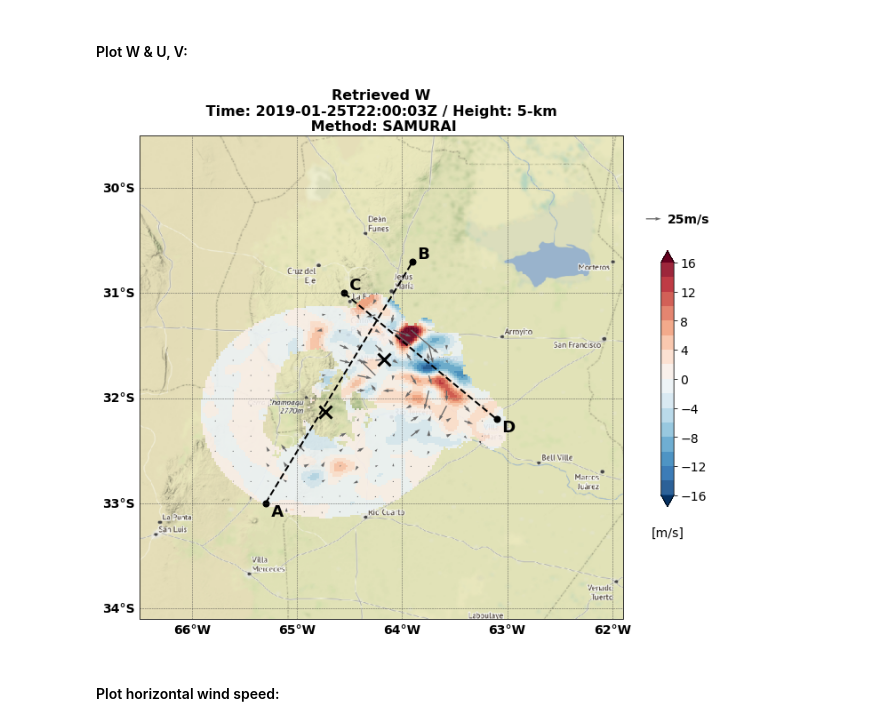
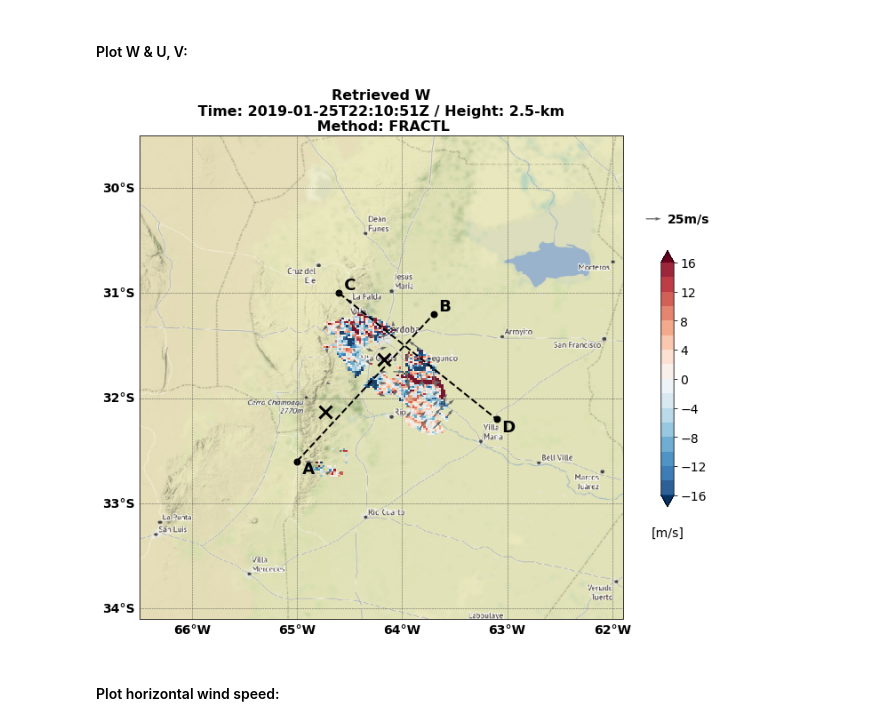
Before and after one commit to yuhungjui/CACTI_Radar_Analysis, a Jupyter notebook: radars_plot_map_test.ipynb, the cells around one changed output. Cells and saved outputs as stored; diff of their text form; code cells hidden in the pictures.

```diff
--- a/radars_plot_map_test.ipynb
+++ b/radars_plot_map_test.ipynb
@@ -153,12 +182,17 @@ plot_alt = 5 #km
+# %%
+plot_alt = 2.5 #km
+
+if test_method == 'FRACTL':
+    plot_alt_m = plot_alt*1e3 #meter
 # %% [markdown]
 #### Set cross-section parameters:
 # %%
 ## Set the LON/LAT for cross-section Start/End points:
 
 ## 2019-01-25:2200:
-xsec1_LON = [-65.3, -63.9]
-xsec1_LAT = [-33, -30.7]
-xsec2_LON = [-64.55, -63.1]
+xsec1_LON = [-65.0, -63.7]
+xsec1_LAT = [-32.6, -31.2]
+xsec2_LON = [-64.6, -63.1]
 xsec2_LAT = [-31.0, -32.2]
 
 ## 2018-12-14:0230:
@@ -406,9 +447,16 @@ ax1 = new_map(fig)
 # ax1 = plt.axes(projection = ccrs.LambertConformal(central_longitude=-100, central_latitude=40))
 # ax1 = plt.axes(projection = ccrs.PlateCarree())
 
-plotting_var = ds_radar.W.sel(altitude=plot_alt).data[0]
-plotting_lon = ds_radar.longitude
-plotting_lat = ds_radar.latitude
+if test_method == 'SAMURAI':
+    ## from SAMURAI:
+    plotting_var = ds_radar.W.sel(altitude=plot_alt).data[0]
+    plotting_lon = ds_radar.longitude
+    plotting_lat = ds_radar.latitude
+else:
+    ## from FRACTL:
+    plotting_var = da_W.sel(z0=plot_alt_m).data
+    plotting_lon = lon
+    plotting_lat = lat
 
 ## Plot W:
 cf1 = ax1.pcolormesh( plotting_lon, plotting_lat, plotting_var
@@ -418,14 +466,32 @@ cf1 = ax1.pcolormesh( plotting_lon, plotting_lat, plotting_var
                     , shading='auto')
 
 ## Plot U, V:
-plotting_var_u = ds_radar.U.sel(altitude=plot_alt).data[0]
-plotting_var_v = ds_radar.V.sel(altitude=plot_alt).data[0]
-step = 8
-cf_q = ax1.quiver( plotting_lon[::step], plotting_lat[::step]
-                 , plotting_var_u[::step, ::step], plotting_var_v[::step, ::step]
-                 , scale=800
-                 , color='dimgrey'
-                 )
+if test_method == 'SAMURAI':
+    ## from SAMURAI:
+    plotting_var_u = ds_radar.U.sel(altitude=plot_alt).data[0]
+    plotting_var_v = ds_radar.V.sel(altitude=plot_alt).data[0]
+else:
+    ## from FRACTL:
+    plotting_var_u = da_U.sel(z0=plot_alt_m).data
+    plotting_var_v = da_V.sel(z0=plot_alt_m).data
+
+if test_method == 'SAMURAI':
+    ## from SAMURAI:
+    step = 5
+    cf_q = ax1.quiver( plotting_lon[::step], plotting_lat[::step]
+                     , plotting_var_u[::step, ::step], plotting_var_v[::step, ::step]
+                     , scale=800
+                     , color='dimgrey'
+                     )
+else:
+    ## from FRACTL:
+    step = 6
+    cf_q = ax1.quiver( plotting_lon[::step, ::step], plotting_lat[::step, ::step]
+                     , plotting_var_u[::step, ::step], plotting_var_v[::step, ::step]
+                     , scale=800
+                     , color='dimgrey'
+                     )
+
 cf_qk = ax1.quiverkey( cf_q
                      , 0.95, 0.75
                      , 25
@@ -504,34 +570,35 @@ plt.text( xsec2_LON[0], xsec2_LAT[0], ' C '
         )
 plt.text( xsec2_LON[1], xsec2_LAT[1], ' D '
         , fontsize=18
         , fontweight='bold'
         , va='top'
         )
 
 cf1_title = plt.title( 'Retrieved W'
                      # + test_time.strftime('%Y-%m-%d T%H:%M:%SZ')
                      + '\n Time: ' + np.datetime_as_string(ds_radar.time.data[0], unit='s') + 'Z'
                      + ' / Height: ' + str(plot_alt) + '-km'
                      + ' \n Method: ' + test_method
                      ,fontsize=16
                      ,fontweight='bold'
                      )
 
 cbar_ax = fig.add_axes([0.95, 0.3, 0.02, 0.4])
 cbar = fig.colorbar(cf1, fraction=0.04, cax=cbar_ax)
 cbar.ax.tick_params(labelsize=14)
 cbar.ax.set_title('[m/s]', fontsize=14, y=-0.2) #fontweight='bold'
 
 
 ## Save figure:
 plt.savefig( test_time.strftime('%Y%m%d_%H%M%S')
              # './' + ds_radar.time.data[0].astype('datetime64[s]').item().strftime('%Y%m%d_%H%M%S')
+           + '_' + test_method
            + '_map_W_xline.png'
            , bbox_inches='tight'
            , dpi=300
            )
 # %% [output]
-[figure, old version]
+[figure, new version]
 # %% [markdown]
 #### Plot horizontal wind speed:
 # %%
```
Also changed, not shown: parts of 13 cells of this notebook, 12 other files.
